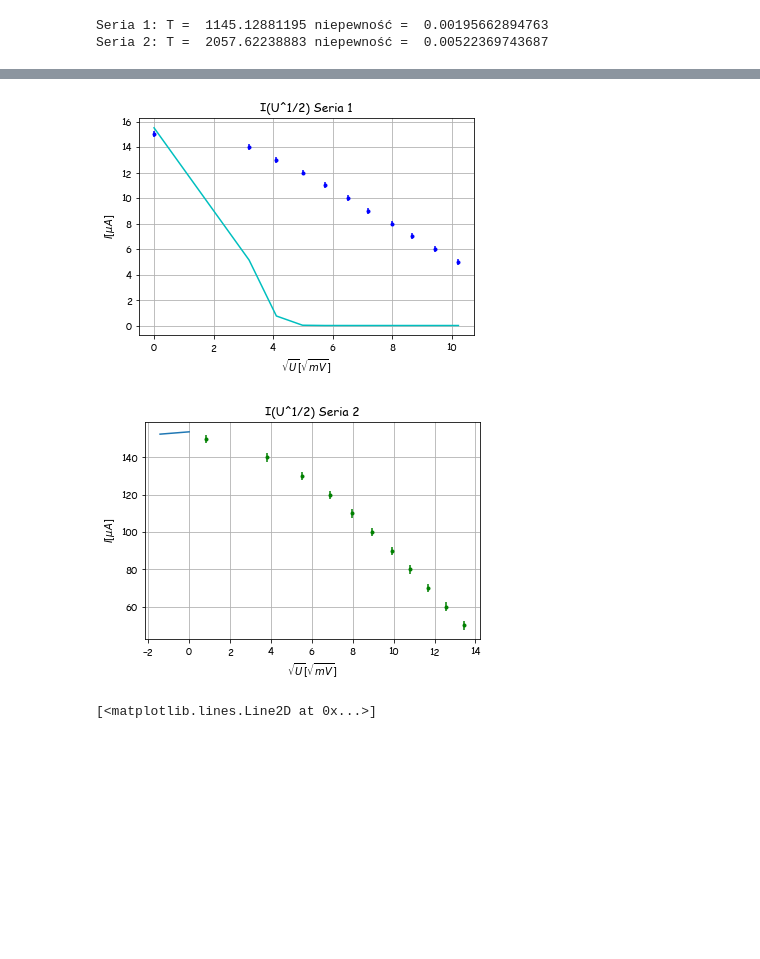
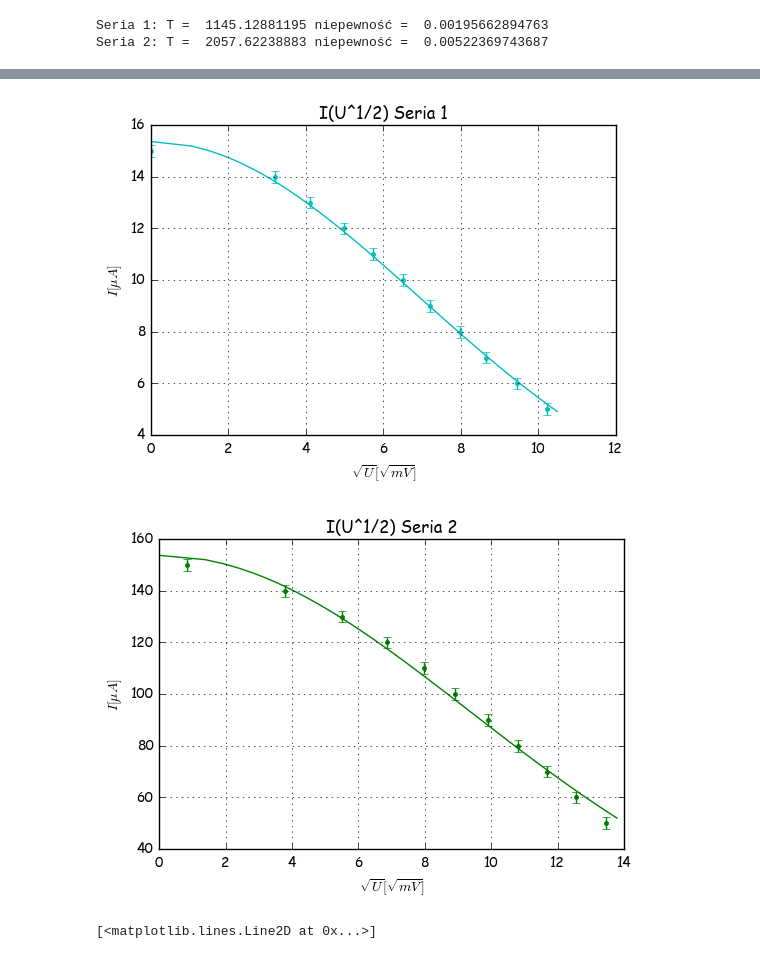
Before and after one commit to MarikinPaulina/LabFiz1, a Jupyter notebook: 01-27-Maxwell/Maxwell.ipynb, the cells around one changed output, grey strips where cells are left out. Cells and saved outputs as stored; diff of their text form; code cells hidden in the pictures; blank space fills up the shorter version.

```diff
--- a/01-27-Maxwell/Maxwell.ipynb
+++ b/01-27-Maxwell/Maxwell.ipynb
@@ -101,23 +101,24 @@ plt.savefig('zarzenieU2.png')
 # %%
+linka1 = np.linspace(0,110,100)
+linka2 = np.linspace(0,190,100)
 plt.title('I(U^1/2) Seria 1')
 plt.xlabel(r'$\sqrt{U}[\sqrt{mV}]$'); plt.ylabel(r'$I[\mu A]$')
 plt.grid()
-plt.errorbar((-napiecie1)**(1/2),prad1,delta_prad1,0,'b.')
+plt.errorbar((-napiecie1)**(1/2),prad1,delta_prad1,0,'c.')
 c_fit, lnIo_fit = np.polyfit((-napiecie1), np.log(prad1), 1, cov=False)
 Io_fit = np.exp(lnIo_fit)
-plt.plot((-napiecie1)**0.5,antykwadrat(-napiecie1, Io_fit, c_fit),'c-')
+plt.plot((linka1)**0.5,exponans1[0]*np.exp(exponans1[1]*(-linka1)),'c')
 plt.savefig('zarzenieU12.png')
 plt.show()
 plt.title('I(U^1/2) Seria 2')
 plt.xlabel(r'$\sqrt{U}[\sqrt{mV}]$'); plt.ylabel(r'$I[\mu A]$')
 plt.grid()
 plt.errorbar((-napiecie2)**(1/2),prad2,delta_prad2,0,'g.')
-odwroty2, warancja_odwroty2 = curve_fit(odwrot,1/napiecie2,prad2)
-plt.plot(1/napiecie2,odwroty2[0]*np.exp(odwroty2[1]/napiecie2))
+plt.plot((linka2)**0.5,exponans2[0]*np.exp(exponans2[1]*(-linka2)),'g')
 plt.savefig('zarzenieU22.png')
 # %% [output]
-[figure, old version]
+[figure, new version]
-[figure, old version]
+[figure, new version]
 # %%
 plt.plot((-napiecie1), np.log(prad1))
 # plt.plot((-napiecie1)**0.5,antykwadrat(-napiecie1, Io_fit, c_fit))
```
Also changed, not shown: parts of 2 cells of this notebook, 16 other files.
